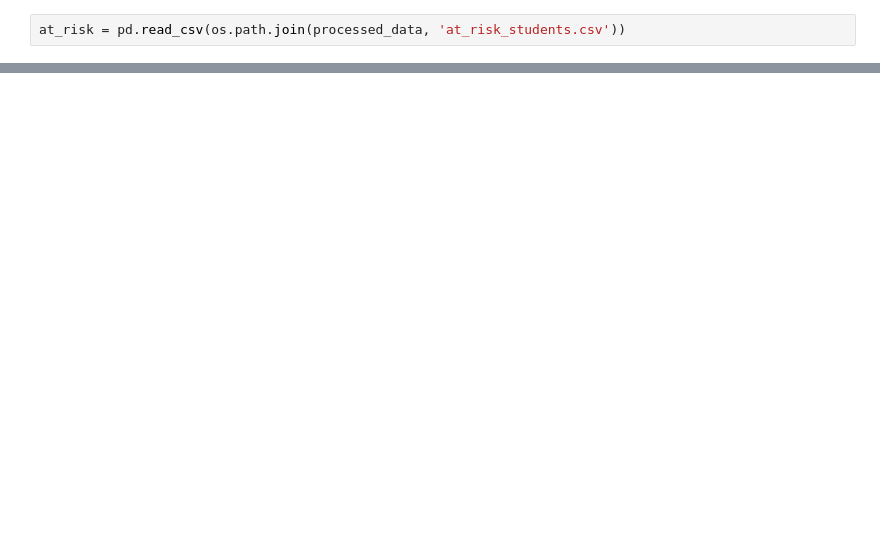
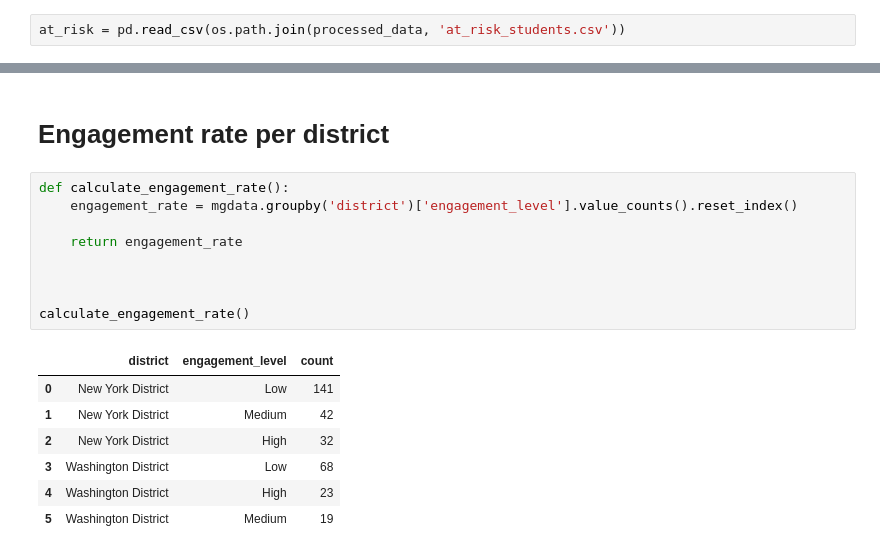
Before and after one commit to SamDewriter/eduscope-pro, a Jupyter notebook: notebooks/04-districts-reports.ipynb, the cells around one changed output, grey strips where cells are left out. Saved outputs shown, nothing was run; the diff lists cells and outputs as text; blank space fills up the shorter version.

```diff
--- a/notebooks/04-districts-reports.ipynb
+++ b/notebooks/04-districts-reports.ipynb
@@ -126,0 +139,19 @@ mgdata
+# %% [markdown]
+# Engagement rate per district
+# %%
+def calculate_engagement_rate():
+    engagement_rate = mgdata.groupby('district')['engagement_level'].value_counts().reset_index()
+
+    return engagement_rate
+
+
+
+calculate_engagement_rate()
+# %% [output]
+|  | district | engagement_level | count |
+| 0 | New York District | Low | 141 |
+| 1 | New York District | Medium | 42 |
+| 2 | New York District | High | 32 |
+| 3 | Washington District | Low | 68 |
+| 4 | Washington District | High | 23 |
+| 5 | Washington District | Medium | 19 |
```
Also changed, not shown: parts of 12 cells of this notebook.
